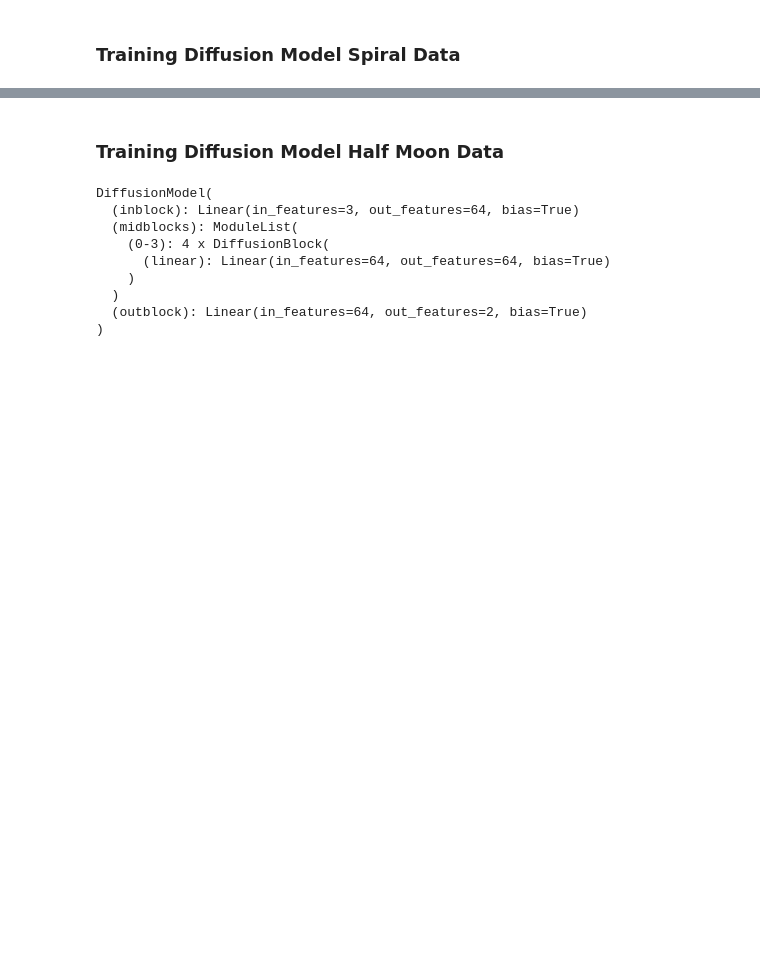
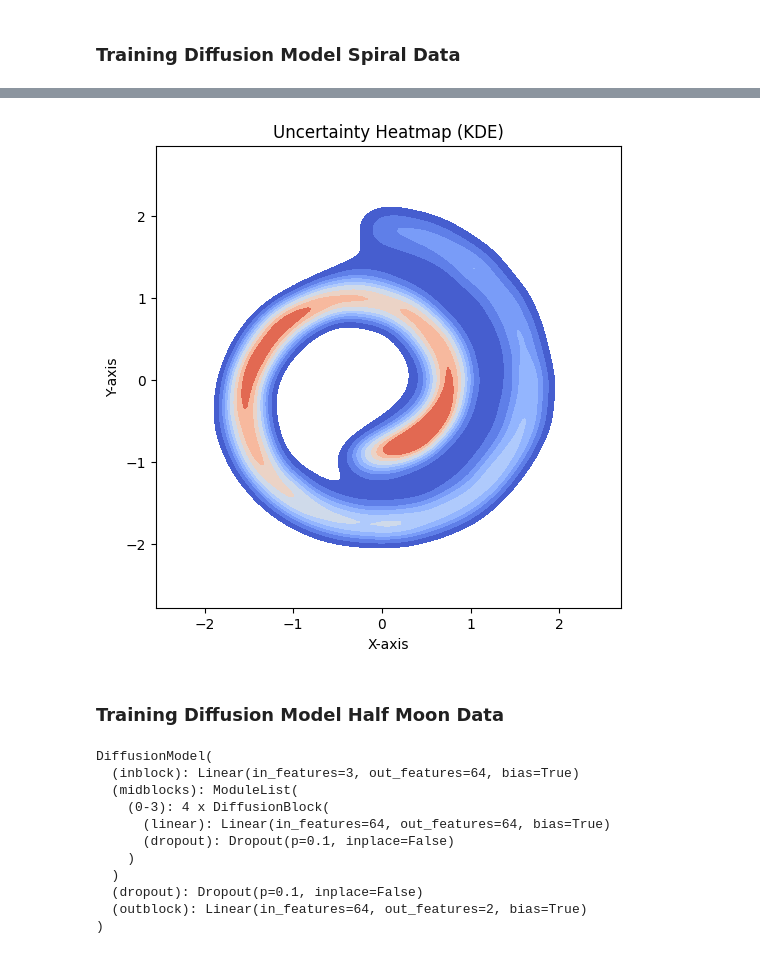
Before and after one commit to savitha-suresh/uncertainty-estimation, a Jupyter notebook: Chocka/Vanilla_Diffusion.ipynb, the cells around one changed output, grey strips where cells are left out. Saved outputs shown, nothing was run; the diff lists cells and outputs as text; code cells hidden in the pictures; blank space fills up the shorter version.

Commit message:
uncertainty estimation using mc dropout

```diff
--- a/Chocka/Vanilla_Diffusion.ipynb
+++ b/Chocka/Vanilla_Diffusion.ipynb
@@ -147,22 +143,25 @@ plt.show()
 ### Diffusion Network
 # %%
 class DiffusionBlock(nn.Module):
-    def __init__(self, hidden_layer):
+    def __init__(self, hidden_layer, dropout_prob=0.1):
         super(DiffusionBlock, self).__init__()
         self.linear = nn.Linear(hidden_layer, hidden_layer)
+        self.dropout = nn.Dropout(dropout_prob)
 
     def forward(self, x: torch.Tensor):
         x = self.linear(x)
         x = nn.functional.relu(x)
+        x = self.dropout(x)
         return x
 
 
 class DiffusionModel(nn.Module):
-    def __init__(self, nfeatures: int, nblocks: int = 2, hidden_layer = 64):
+    def __init__(self, nfeatures: int, nblocks: int = 2, hidden_layer = 64, dropout_prob=0.1):
         super(DiffusionModel, self).__init__()
 
         self.inblock = nn.Linear(nfeatures+1, hidden_layer)
         self.midblocks = nn.ModuleList([DiffusionBlock(hidden_layer) for _ in range(nblocks)])
+        self.dropout = nn.Dropout(dropout_prob)
         self.outblock = nn.Linear(hidden_layer, nfeatures)
 
     def forward(self, x: torch.Tensor, t: torch.Tensor) -> torch.Tensor:
@@ -170,6 +169,7 @@ class DiffusionModel(nn.Module):
         val = self.inblock(val)
         for midblock in self.midblocks:
             val = midblock(val)
+        val = self.dropout(val)
         val = self.outblock(val)
         return val
 # %% [markdown]
@@ -260,0 +268,2 @@ plt.show()
+# %%
+Xgen_spiral, Xgen_hist, mc_mean, mc_variance, samples = sample_ddpm(spiral_data_model, 10000, 2)
@@ -261,9 +273,26 @@ plt.show()
+# %%
+import seaborn as sns
+
+plt.figure(figsize=(6, 6))
+
+all_x = samples[:, :, 0].flatten()
+all_y = samples[:, :, 1].flatten()
+
+
+sns.kdeplot(x=all_x, y=all_y, cmap="coolwarm", fill=True)
+
+plt.title("Uncertainty Heatmap (KDE)")
+plt.xlabel("X-axis")
+plt.ylabel("Y-axis")
+plt.show()
+# %% [output]
+[figure, added]
 # %% [markdown]
 ### Training Diffusion Model Half Moon Data
 # %%
 halfmoon_data_model = DiffusionModel(nfeatures=2, nblocks=4)
 
-device = "cuda"
+#device = "cuda"
 halfmoon_data_model = halfmoon_data_model.to(device)
 
 halfmoon_data_model
@@ -273,8 +302,10 @@ DiffusionModel(
   (midblocks): ModuleList(
     (0-3): 4 x DiffusionBlock(
       (linear): Linear(in_features=64, out_features=64, bias=True)
+      (dropout): Dropout(p=0.1, inplace=False)
     )
   )
+  (dropout): Dropout(p=0.1, inplace=False)
   (outblock): Linear(in_features=64, out_features=2, bias=True)
 )
 # %%
```
Also changed, not shown: parts of 13 cells of this notebook, 3 other files.
